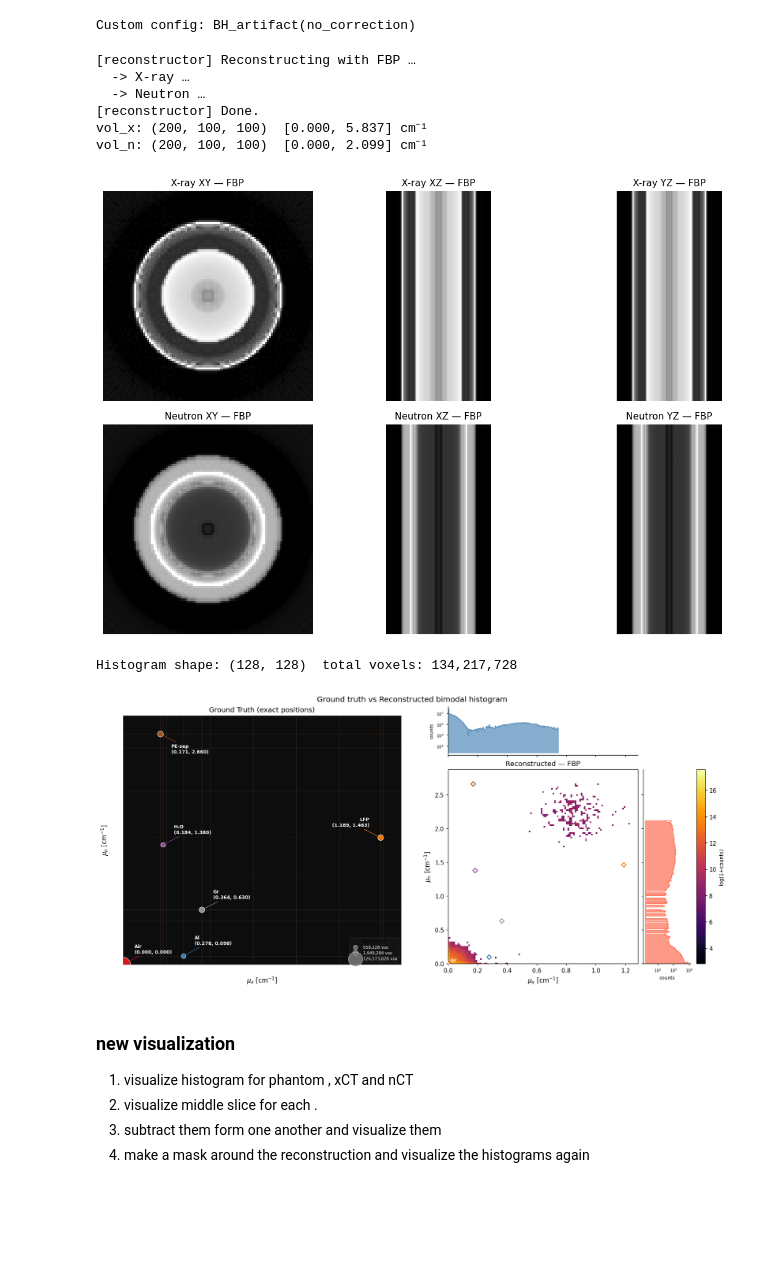
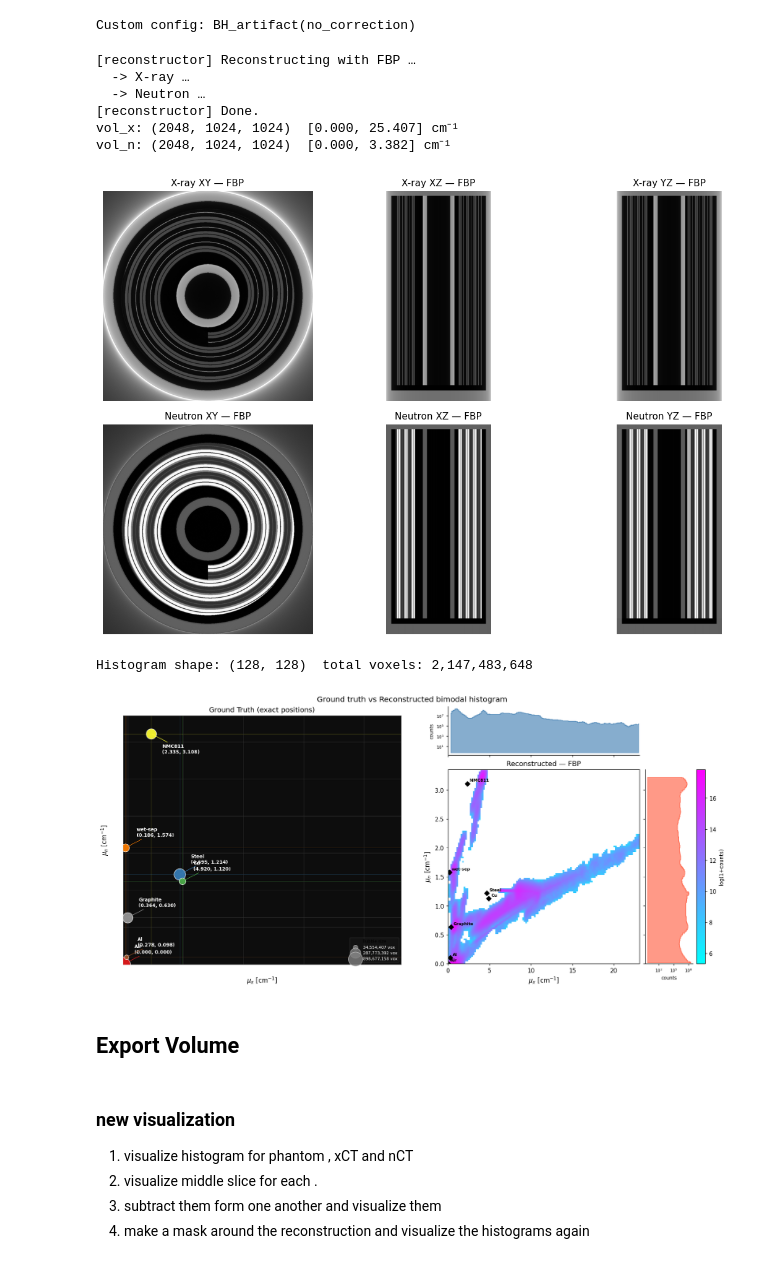
Before and after one commit to HZB-tomo/Bimodal_simulation, a Jupyter notebook: 01_real_battery_simulation.ipynb, the cells around one changed output. Saved outputs shown, nothing was run; the diff lists cells and outputs as text; code cells hidden in the pictures; blank space fills up the shorter version.

Commit message:
real battery simulation

```diff
--- a/01_real_battery_simulation.ipynb
+++ b/01_real_battery_simulation.ipynb
@@ -49,7 +35,18 @@ Materials: ['Air', 'Aluminum', 'HDPE', 'Water', 'Iron', 'Titanium']
 # %%
 PRESET   = 'battery'
-phantom = nxs.make_phantom(PRESET, Nx=100,Ny=100,Nz=200)
-#phantom = nxs.make_composite_phantom(Nx=100,Ny=100,Nz=200)
+
+N_ANGLES = 1200           # projection angles (use 360–1200 for publication)
+
+N = 1024
+# %%
+
+phantom = nxs.phantom.make_li_ion_battery_phantom(
+
+    diameter_cm=0.5,
+    length_cm=1.0,
+    N=N
+
+)
 # %%
 # ── Central orthogonal slices of the neutron attenuation volume ──────────
 
@@ -195,8 +191,8 @@ print(f'vol_n: {vol_n.shape}  [{vol_n.min():.3f}, {vol_n.max():.3f}] cm⁻¹')
   -> X-ray …
   -> Neutron …
 [reconstructor] Done.
-vol_x: (200, 100, 100)  [0.000, 5.837] cm⁻¹
-vol_n: (200, 100, 100)  [0.000, 2.099] cm⁻¹
+vol_x: (2048, 1024, 1024)  [0.000, 25.407] cm⁻¹
+vol_n: (2048, 1024, 1024)  [0.000, 3.382] cm⁻¹
 # %%
 # ── Reconstructed central slices ──────────────────────────────────────────
 
@@ -220,21 +216,51 @@ for col, (vx_sl, vn_sl, lbl) in enumerate([
     axes[1, col].set_title(f'Neutron {lbl} — {ALGORITHM}'); axes[1, col].axis('off')
 plt.tight_layout(); plt.show()
 # %% [output]
-[figure, old version]
+[figure, new version]
 # %%
 hist = nxs.compute_bimodal_histogram(vol_x, vol_n, bins=128)
 print(f'Histogram shape: {hist.H.shape}  total voxels: {hist.total_voxels:,}')
 # %% [output]
-Histogram shape: (128, 128)  total voxels: 134,217,728
+Histogram shape: (128, 128)  total voxels: 2,147,483,648
+# %%
+from pathlib import Path
+
+# -----------------------------
+# User parameters (EDIT THESE)
+# -----------------------------
+SAVE_DIR = Path("results/figure4")   # relative path
+
+SAVE_PNG = True
+SAVE_SVG = True
+DPI = 300
+
+# -----------------------------
+# Create directory if needed
+# -----------------------------
+SAVE_DIR.mkdir(parents=True, exist_ok=True)
 # %%
 # Ground truth vs reconstruction
 gt_hist = nxs.compute_ground_truth_histogram(phantom, bins=128)
 fig = nxs.plot_ground_truth_comparison(
     phantom, hist,
     title_gt    = 'Ground Truth (exact positions)',
     title_recon = f'Reconstructed — {ALGORITHM}',
     show_marginals = True,
 )
+# -----------------------------
+# Save figure
+# -----------------------------
+FIG_NAME = "gt_vs_recon"
+
+if SAVE_PNG:
+    fig.savefig(SAVE_DIR / f"{FIG_NAME}.png", dpi=DPI, bbox_inches="tight")
+
+if SAVE_SVG:
+    fig.savefig(SAVE_DIR / f"{FIG_NAME}.svg", bbox_inches="tight")
+
+
 plt.show()
 # %% [output]
-[figure, old version]
+[figure, new version]
+# %% [markdown]
+## Export Volume
```
Also changed, not shown: parts of 16 cells of this notebook, 5 other files.
